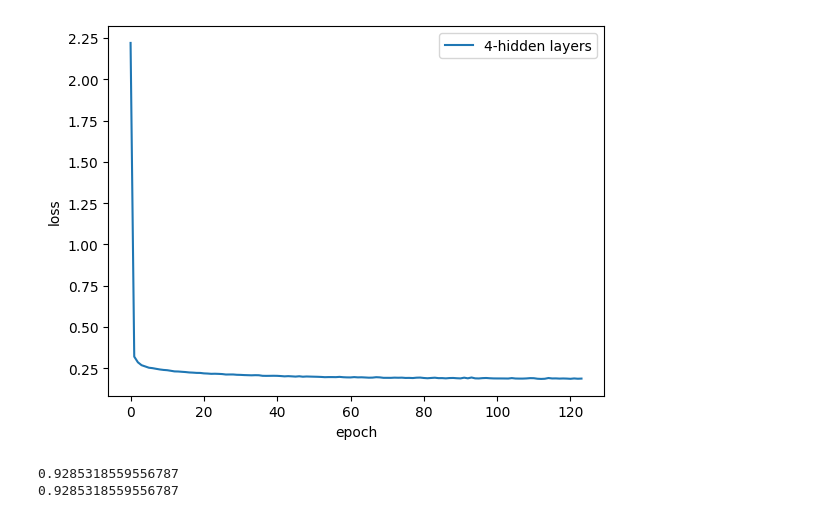
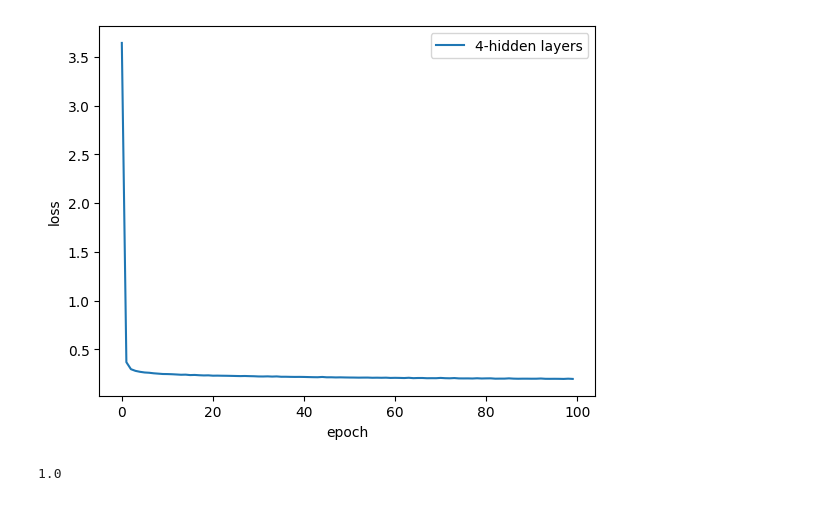
Before and after one commit to CXianRen/DAT410, a Jupyter notebook: Assignment/A8/diagnostic_assistant/train.ipynb, the cells around one changed output. Saved outputs shown, nothing was run; the diff lists cells and outputs as text; code cells hidden in the pictures.

Commit message:
update the model

```diff
--- a/Assignment/A8/diagnostic_assistant/train.ipynb
+++ b/Assignment/A8/diagnostic_assistant/train.ipynb
@@ -117,21 +102,19 @@ print(len(X_new))
 # %%
-
-X_train, X_test, y_train, y_test = train_test_split(X_new, y_new, test_size=0.2, random_state=42)
+# generate training set and testing set
+X_train, X_test, y_train, y_test = train_test_split(X_new, y_new, test_size=0.2)
 
 # convert the symptoms to onehot
-X_train = np.array([conver_to_onhot(symptoms) for symptoms in X_train])
-X_test = np.array([conver_to_onhot(symptoms) for symptoms in X_test])
+X_train = np.array([convert_to_onehot(symptoms) for symptoms in X_train])
+X_test = np.array([convert_to_onehot(symptoms) for symptoms in X_test])
 
 # convert the diseases to onehot
-y_train = np.array([conver_dis_to_onhot(disease) for disease in y_train])
-y_test = np.array([conver_dis_to_onhot(disease) for disease in y_test])
+y_train = np.array([convert_dis_to_onehot(disease) for disease in y_train])
+y_test = np.array([convert_dis_to_onehot(disease) for disease in y_test])
+# %%
+# create the model
+model = MLPClassifier(hidden_layer_sizes=(100, 100, 100, 100), max_iter=100, alpha=0.0001,
+                     solver='adam', verbose=10, random_state=21,tol=0.000000001, batch_size=64)
 # %%
-# train the model
-
-# create the model
-model = MLPClassifier(hidden_layer_sizes=(100, 100, 100, 100), max_iter=1000, alpha=0.0001,
-                     solver='adam', verbose=10,  random_state=21,tol=0.000000001, batch_size=32)
-
 # train the model
 model.fit(X_train, y_train)
 
@@ -168,3 +151,3 @@ Training loss did not improve more than tol=0.000000 for 10 consecutive epochs.
-[figure, old version]
+[figure, new version]
 # %%
 # save the model
@@ -174,17 +158,24 @@ pickle.dump(model, open(filename, 'wb'))
 # %%
 # load the model, sklearn
-import pickle
+from sklearn.neural_network import MLPClassifier
+from sklearn.metrics import accuracy_score
+import numpy as np
+import joblib
+
 filename = './model/trained/finalized_model.sav'
-model = pickle.load(open(filename, 'rb'))
-result = model.score(X_test, y_test)
-print(result)
+model = joblib.load(open(filename, 'rb'))
+
+X = df_data.iloc[:, 1:].values
+Y = df_data.iloc[:, 0].values
+
+X_test = np.array([convert_to_onehot(symptoms) for symptoms in X])
+y_test = np.array([convert_dis_to_onehot(disease) for disease in Y])
 
 # test the model
 y_pred = model.predict(X_test)
 print(accuracy_score(y_test, y_pred))
 # %% [output]
-0.9285318559556787
-0.9285318559556787
+1.0
 # %%
 # test
 test_sample = X_test[0]
```
Also changed, not shown: parts of 7 cells of this notebook, 4 other files.
